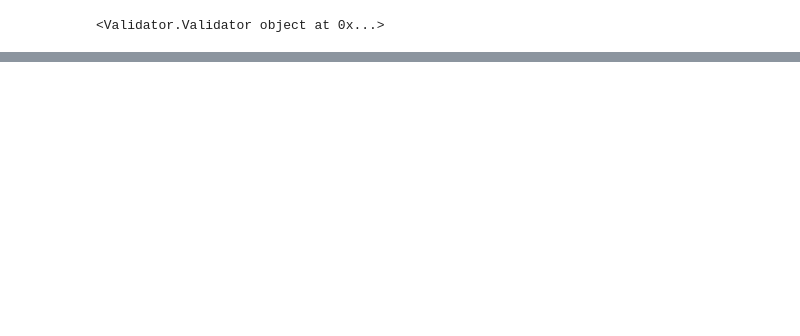
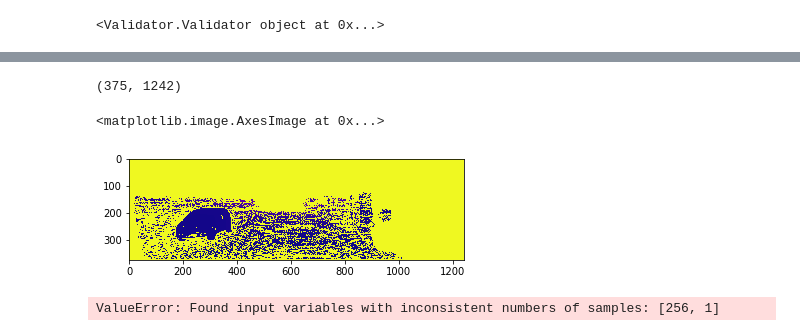
Before and after one commit to chenliz1/CS684-Project, a Jupyter notebook: Script.ipynb, the cells around one changed output, grey strips where cells are left out. Drawn from its saved outputs; the diff is of its cells as text; code cells hidden in the pictures; blank space fills up the shorter version.

```diff
--- a/Script.ipynb
+++ b/Script.ipynb
@@ -92,0 +141,53 @@ plt.imshow(disp4_np, cmap="plasma")
+# %%
+width_to_focal = dict()
+width_to_focal[1242] = 721.5377
+width_to_focal[1241] = 718.856
+width_to_focal[1224] = 707.0493
+width_to_focal[1238] = 718.3351
+def load_gt_disp_kitti(path):
+    gt_disparities = []
+    for i in range(1):
+        disp = cv2.imread(path + "/training/disp_noc_0/" + str(i).zfill(6) + "_10.png", -2)
+        disp = disp.astype(np.float32) / 256
+        print(disp.shape)
+        gt_disparities.append(disp)
+    return gt_disparities
+def convert_disps_to_depths_kitti(gt_disparities, pred_disparities):
+    gt_depths = []
+    pred_depths = []
+    pred_disparities_resized = []
+
+    for i in range(len(gt_disparities)):
+        gt_disp = gt_disparities[i]
+        height, width = gt_disp.shape
+
+        pred_disp = pred_disparities[i]
+        pred_disp = width * cv2.resize(pred_disp, (width, height), interpolation=cv2.INTER_LINEAR)
+
+        pred_disparities_resized.append(pred_disp)
+
+        mask = gt_disp > 0
+
+        gt_depth = width_to_focal[width] * 0.54 / (gt_disp + (1.0 - mask))
+        pred_depth = width_to_focal[width] * 0.54 / pred_disp
+
+        gt_depths.append(gt_depth)
+        pred_depths.append(pred_depth)
+    return gt_depths, pred_depths, pred_disparities_resized
+gt_disparities = load_gt_disp_kitti('/home/tempo/Desktop/Fall 2019/CS 684/CS684-Project/data/dataset/data_scene_flow')
+
+gt_depths = convert_disps_to_depths_kitti(gt_disparities, )
+# %% [output]
+(375, 1242)
+# %%
+plt.imshow(gt_depths[0], cmap="plasma")
+# %% [output]
+<matplotlib.image.AxesImage at 0x...>
+[figure, added]
+# %%
+monodepthLoss = MonodepthLoss()
+im_left = monodepthLoss.generate_image_right(sample, disp1)
+
+sk.mean_squared_error(sample_np, im_left)
+# %% [output]
+ValueError: Found input variables with inconsistent numbers of samples: [256, 1]
```
Also changed, not shown: parts of 21 cells of this notebook, 6 other files.
